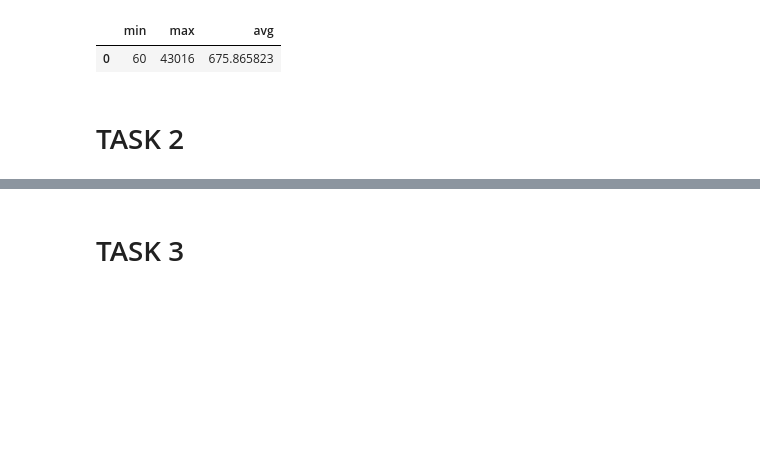
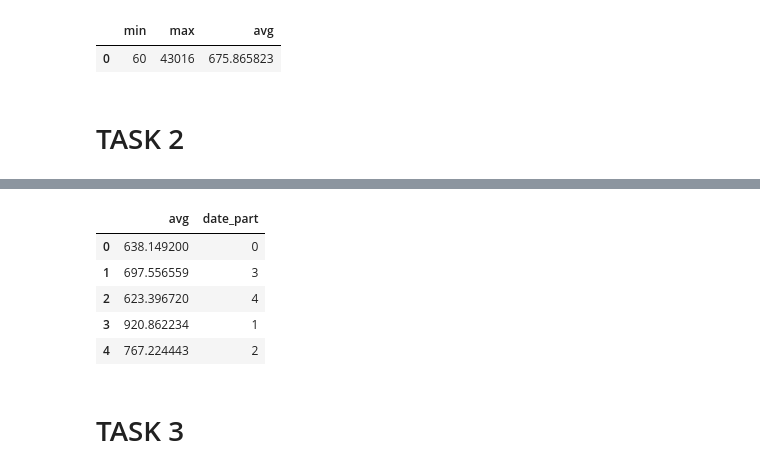
Before and after one commit to ewelinnam/PUI2018_em3845, a Jupyter notebook: HW5_em3845/Assignment2.ipynb, the cells around one changed output, grey strips where cells are left out. Cells and saved outputs as stored; diff of their text form; code cells hidden in the pictures; blank space fills up the shorter version.

```diff
--- a/HW5_em3845/Assignment2.ipynb
+++ b/HW5_em3845/Assignment2.ipynb
@@ -140,3 +142,14 @@ table.head(5)
+# %%
+queryXX = '''SELECT Avg(tripduration) as AVG, date_part('dow',starttime) FROM fb55.citibike WHERE date_part('dow',starttime)<>0 AND date_part('dow',starttime)<>6 GROUP BY date_part('dow',starttime)'''
+table = get_data(queryXX)
+table
+# %% [output]
+|  | avg | date_part |
+| 0 | 638.149200 | 0 |
+| 1 | 697.556559 | 3 |
+| 2 | 623.396720 | 4 |
+| 3 | 920.862234 | 1 |
+| 4 | 767.224443 | 2 |
 # %% [markdown]
 # TASK 3
 # %%
```
Also changed, not shown: parts of 2 cells of this notebook.
